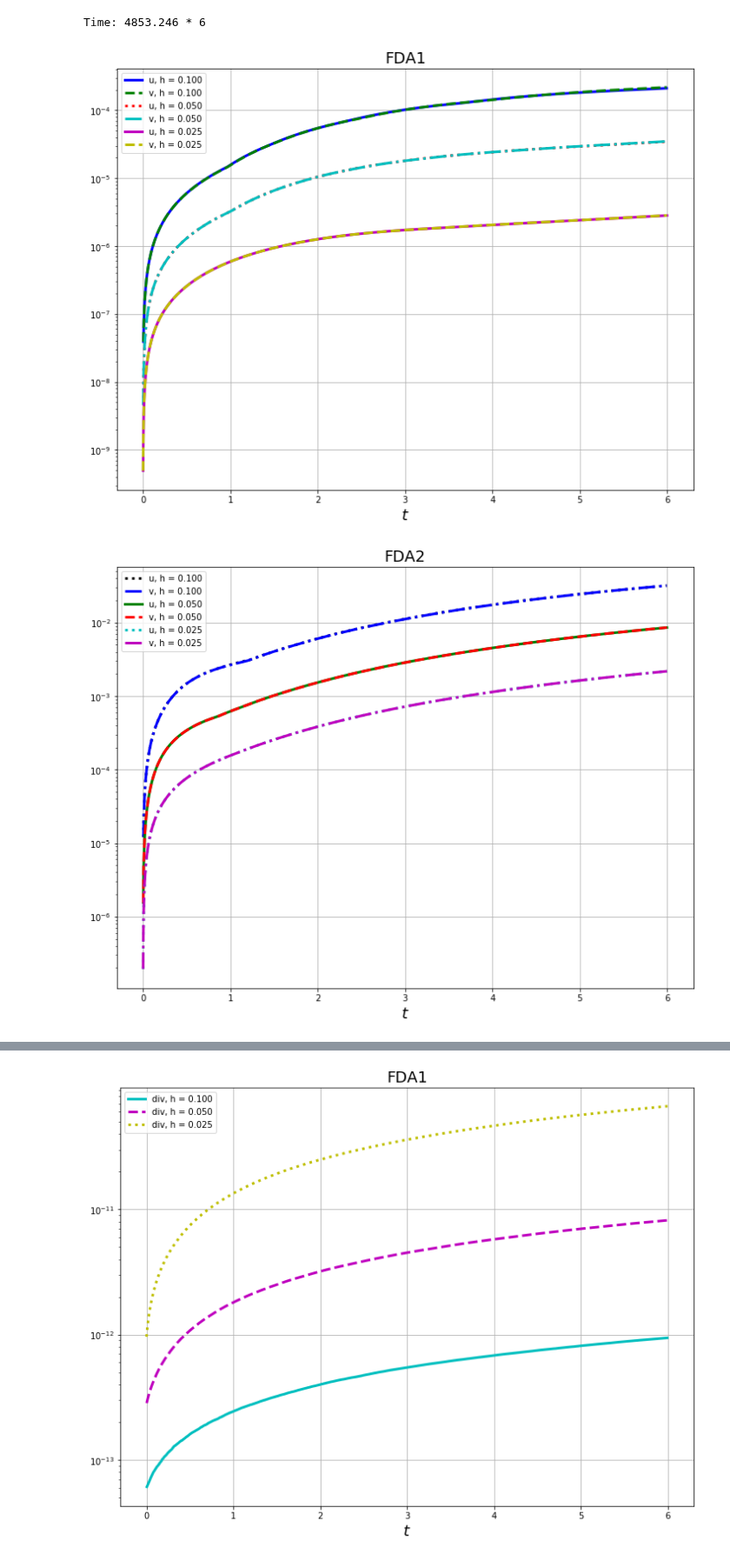
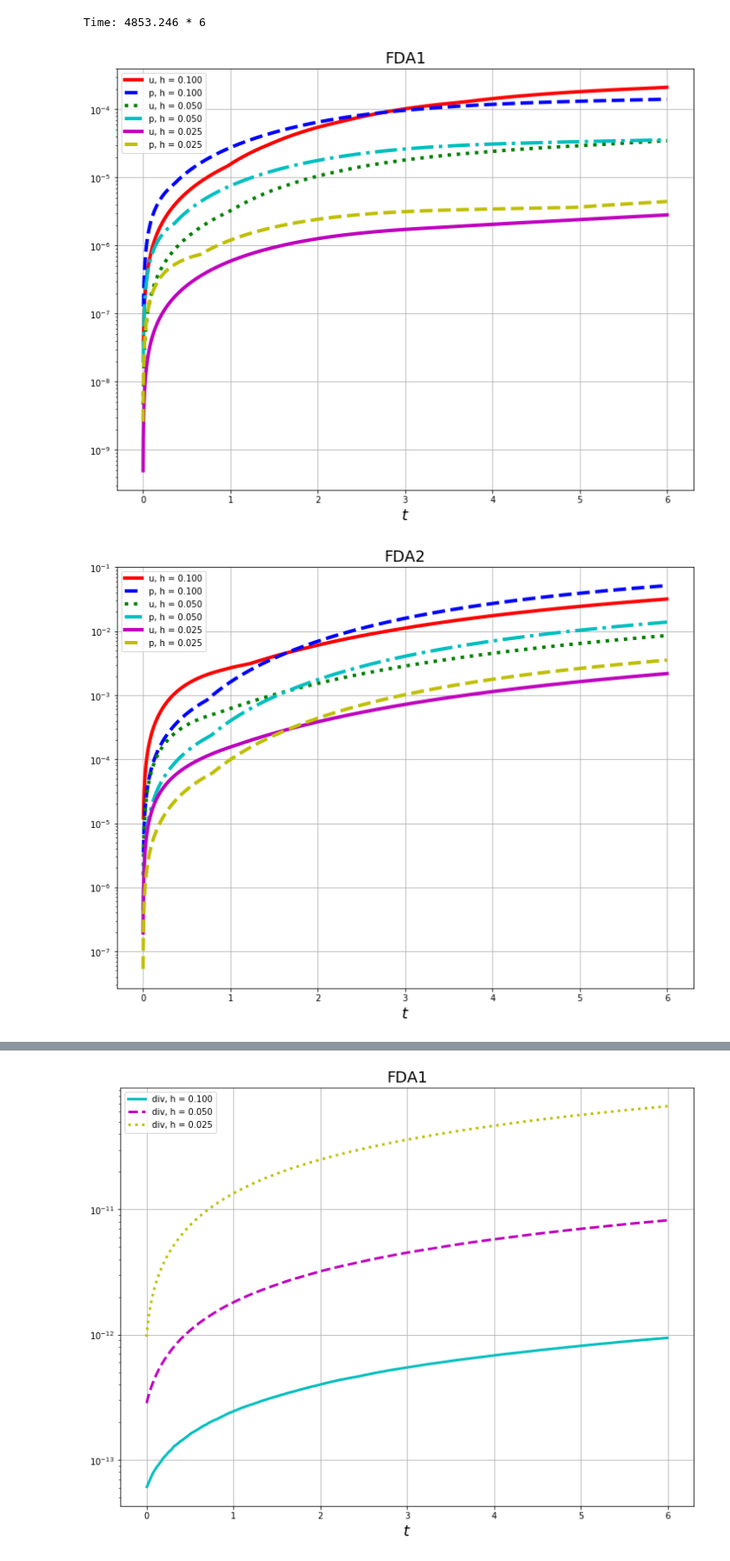
Before and after one commit to blinkovua/sharing-blinkov, a Jupyter notebook: NavierStokes.ipynb, the cells around one changed output, grey strips where cells are left out. Shown at 87% size. Cells and saved outputs as stored; diff of their text form; code cells hidden in the pictures.

```diff
--- a/NavierStokes.ipynb
+++ b/NavierStokes.ipynb
@@ -502,25 +502,27 @@ Time: 4853.246 * 6
 # %%
 l = ['u', 'v', 'p', 'div']
 for f, a, s in fda:
+    lstyle = cycle(('-', '--', ':', '-.'))
+    color = cycle('rbgcmyk')
     res = sorted((r for r in res_taylor_decaying if r[0][4] == f),\
                  key=lambda r: -r[0][5])
     figure(figsize=(12, 9))
     title(str(f).split(' ')[1], {'fontsize': 18})
     for r in res:
-        for k in range(2):
+        for k in [0, 2]:
             semilogy(r[2][0][:r[1]],\
                      r[2][k+1][:r[1]],\
                      label="%s, h = %.3f" % (l[k], r[0][5]),
                      linestyle=next(lstyle),
                      color=next(color),
-                     linewidth=3)
+                     linewidth=4)
     xlabel(r'$t$', {'fontsize': 18})
 #     ylim((10**-15, 10**1))
     grid()
     legend(loc='best', fancybox=True)
 #     savefig("taylor_decaying_%s.pdf" % str(f).split(' ')[1])
     show()
     close()
 # %% [output]
-[figure, old version]
+[figure, new version]
-[figure, old version]
+[figure, new version]
```
Also changed, not shown: parts of 2 cells of this notebook.
